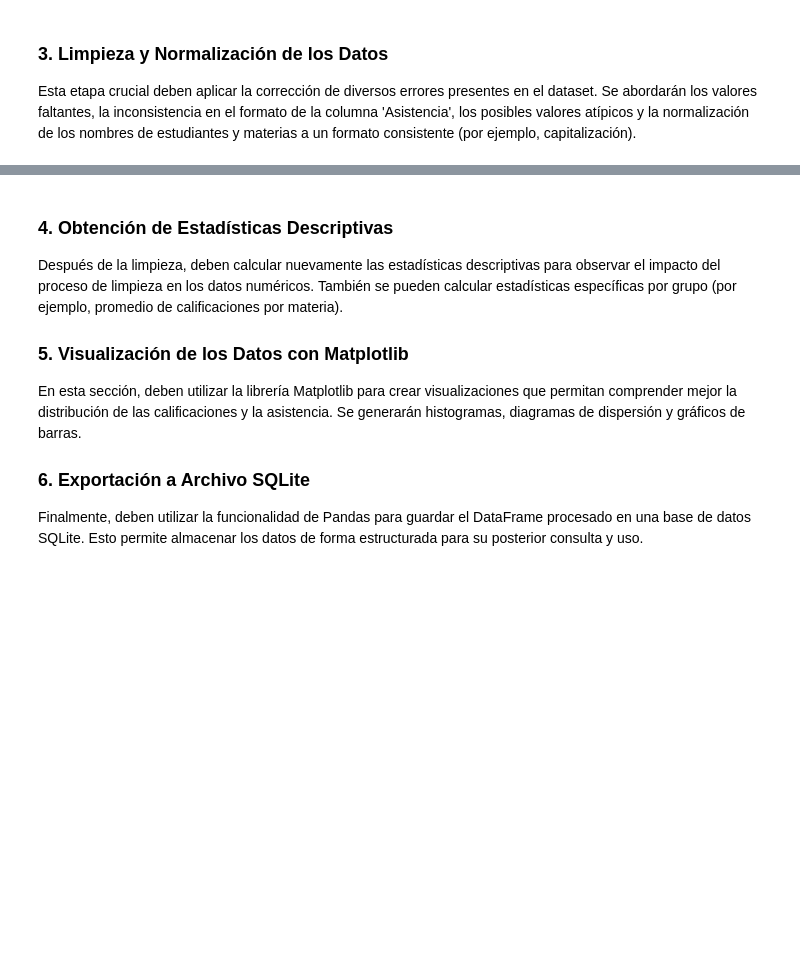
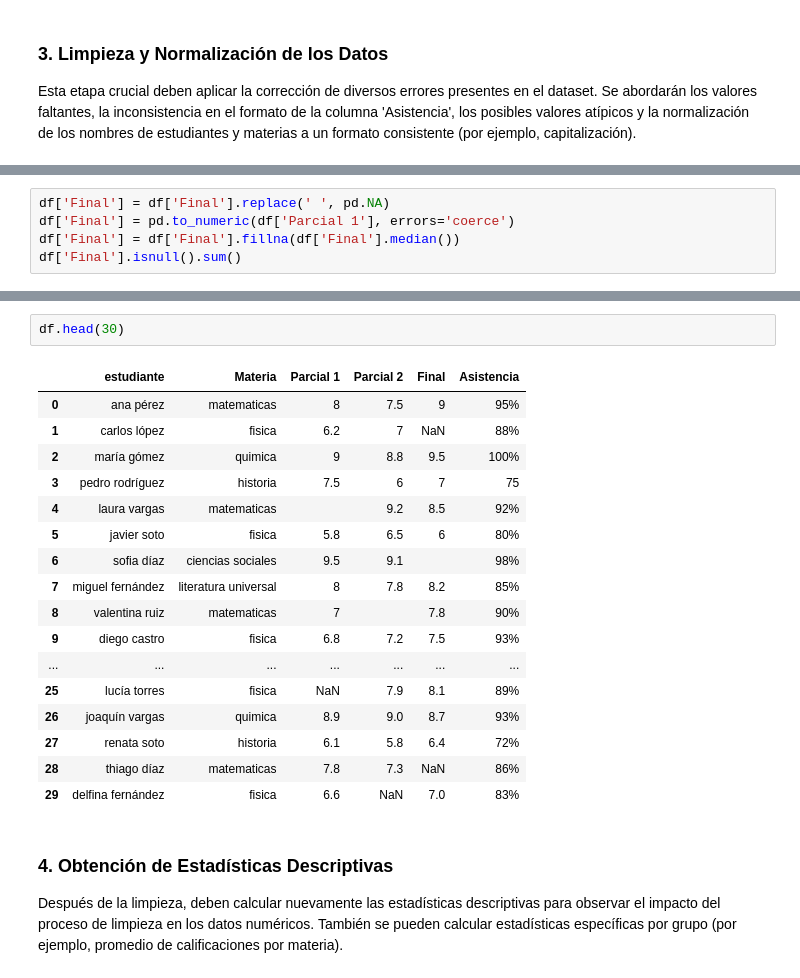
Before and after one commit to sr-roboto/modelo_examen_practico, a Jupyter notebook: main.ipynb, the cells around one changed output, grey strips where cells are left out. Cells and saved outputs as stored; diff of their text form; blank space fills up the shorter version.

```diff
--- a/main.ipynb
+++ b/main.ipynb
@@ -81,0 +98,5 @@ Esta etapa crucial deben aplicar la corrección de diversos errores presentes en
+# %%
+df['Final'] = df['Final'].replace(' ', pd.NA)
+df['Final'] = pd.to_numeric(df['Parcial 1'], errors='coerce')
+df['Final'] = df['Final'].fillna(df['Final'].median())
+df['Final'].isnull().sum()
@@ -82,14 +180,24 @@ Esta etapa crucial deben aplicar la corrección de diversos errores presentes en
+# %%
+df.head(30)
+# %% [output]
+|  | estudiante | Materia | Parcial 1 | Parcial 2 | Final | Asistencia |
+| 0 | ana pérez | matematicas | 8 | 7.5 | 9 | 95% |
+| 1 | carlos lópez | fisica | 6.2 | 7 | NaN | 88% |
+| 2 | maría gómez | quimica | 9 | 8.8 | 9.5 | 100% |
+| 3 | pedro rodríguez | historia | 7.5 | 6 | 7 | 75 |
+| 4 | laura vargas | matematicas |  | 9.2 | 8.5 | 92% |
+| 5 | javier soto | fisica | 5.8 | 6.5 | 6 | 80% |
+| 6 | sofia díaz | ciencias sociales | 9.5 | 9.1 |  | 98% |
+| 7 | miguel fernández | literatura universal | 8 | 7.8 | 8.2 | 85% |
+| 8 | valentina ruiz | matematicas | 7 |  | 7.8 | 90% |
+| 9 | diego castro | fisica | 6.8 | 7.2 | 7.5 | 93% |
+| ... | ... | ... | ... | ... | ... | ... |
+| 25 | lucía torres | fisica | NaN | 7.9 | 8.1 | 89% |
+| 26 | joaquín vargas | quimica | 8.9 | 9.0 | 8.7 | 93% |
+| 27 | renata soto | historia | 6.1 | 5.8 | 6.4 | 72% |
+| 28 | thiago díaz | matematicas | 7.8 | 7.3 | NaN | 86% |
+| 29 | delfina fernández | fisica | 6.6 | NaN | 7.0 | 83% |
 # %% [markdown]
-
-
 ### 4. Obtención de Estadísticas Descriptivas
 
 Después de la limpieza, deben calcular nuevamente las estadísticas descriptivas para observar el impacto del proceso de limpieza en los datos numéricos. También se pueden calcular estadísticas específicas por grupo (por ejemplo, promedio de calificaciones por materia).
-
-### 5. Visualización de los Datos con Matplotlib
-
-En esta sección, deben utilizar la librería Matplotlib para crear visualizaciones que permitan comprender mejor la distribución de las calificaciones y la asistencia. Se generarán histogramas, diagramas de dispersión y gráficos de barras.
-
-### 6. Exportación a Archivo SQLite
-
-Finalmente, deben utilizar la funcionalidad de Pandas para guardar el DataFrame procesado en una base de datos SQLite. Esto permite almacenar los datos de forma estructurada para su posterior consulta y uso.
```
Also changed, not shown: parts of 14 cells of this notebook.
